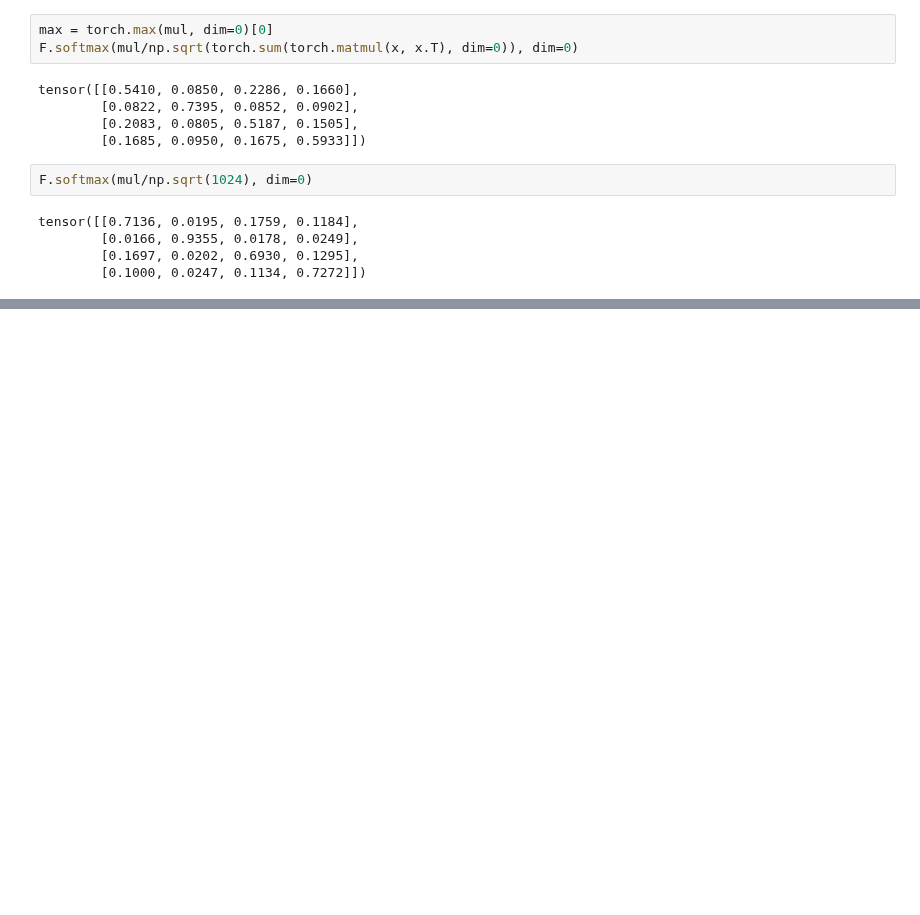
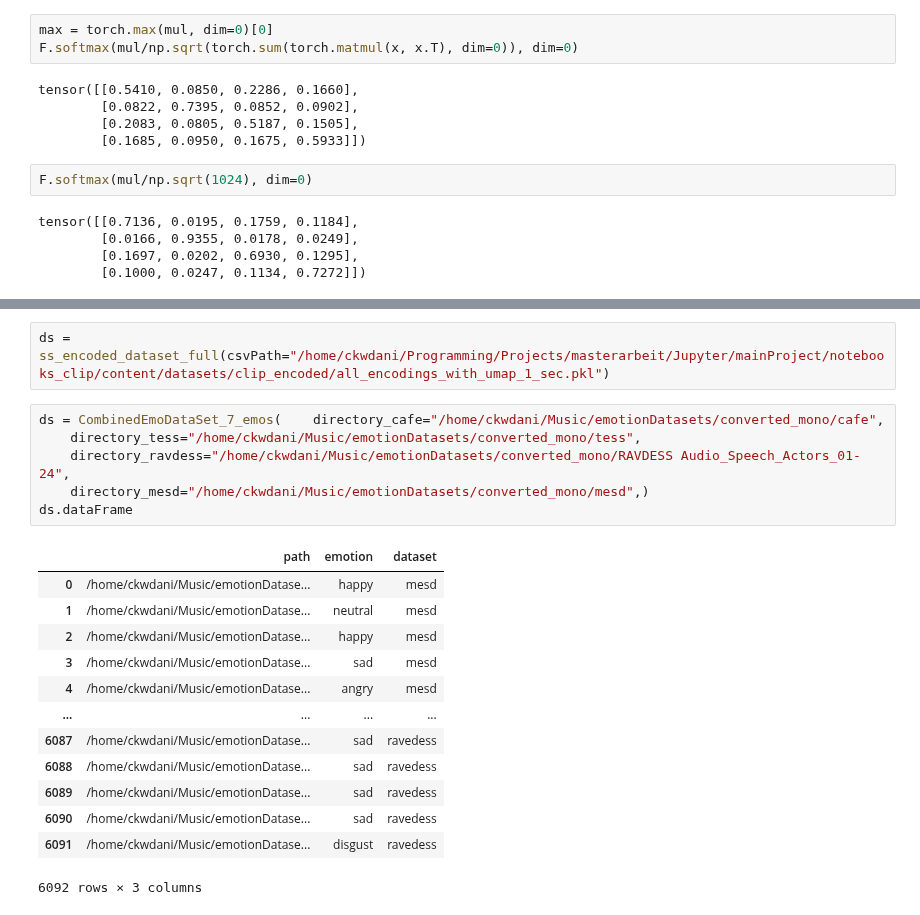
Before and after one commit to BlackFox1197/masterarbeit_programming, a Jupyter notebook: notebooks/playgrounds/encoder_playground.ipynb, the cells around one changed output, grey strips where cells are left out. Drawn from its saved outputs; the diff is of its cells as text; blank space fills up the shorter version.

```diff
--- a/notebooks/playgrounds/encoder_playground.ipynb
+++ b/notebooks/playgrounds/encoder_playground.ipynb
@@ -174,0 +186,22 @@ tensor([[0.7136, 0.0195, 0.1759, 0.1184],
+# %%
+ds = ss_encoded_dataset_full(csvPath="/home/ckwdani/Programming/Projects/masterarbeit/Jupyter/mainProject/notebooks_clip/content/datasets/clip_encoded/all_encodings_with_umap_1_sec.pkl")
+# %%
+ds = CombinedEmoDataSet_7_emos(    directory_cafe="/home/ckwdani/Music/emotionDatasets/converted_mono/cafe",
+    directory_tess="/home/ckwdani/Music/emotionDatasets/converted_mono/tess",
+    directory_ravdess="/home/ckwdani/Music/emotionDatasets/converted_mono/RAVDESS Audio_Speech_Actors_01-24",
+    directory_mesd="/home/ckwdani/Music/emotionDatasets/converted_mono/mesd",)
+ds.dataFrame
+# %% [output]
+|  | path | emotion | dataset |
+| 0 | /home/ckwdani/Music/emotionDatase... | happy | mesd |
+| 1 | /home/ckwdani/Music/emotionDatase... | neutral | mesd |
+| 2 | /home/ckwdani/Music/emotionDatase... | happy | mesd |
+| 3 | /home/ckwdani/Music/emotionDatase... | sad | mesd |
+| 4 | /home/ckwdani/Music/emotionDatase... | angry | mesd |
+| ... | ... | ... | ... |
+| 6087 | /home/ckwdani/Music/emotionDatase... | sad | ravedess |
+| 6088 | /home/ckwdani/Music/emotionDatase... | sad | ravedess |
+| 6089 | /home/ckwdani/Music/emotionDatase... | sad | ravedess |
+| 6090 | /home/ckwdani/Music/emotionDatase... | sad | ravedess |
+| 6091 | /home/ckwdani/Music/emotionDatase... | disgust | ravedess |
+6092 rows × 3 columns
```
Also changed, not shown: parts of 2 cells of this notebook, 15 other files.
